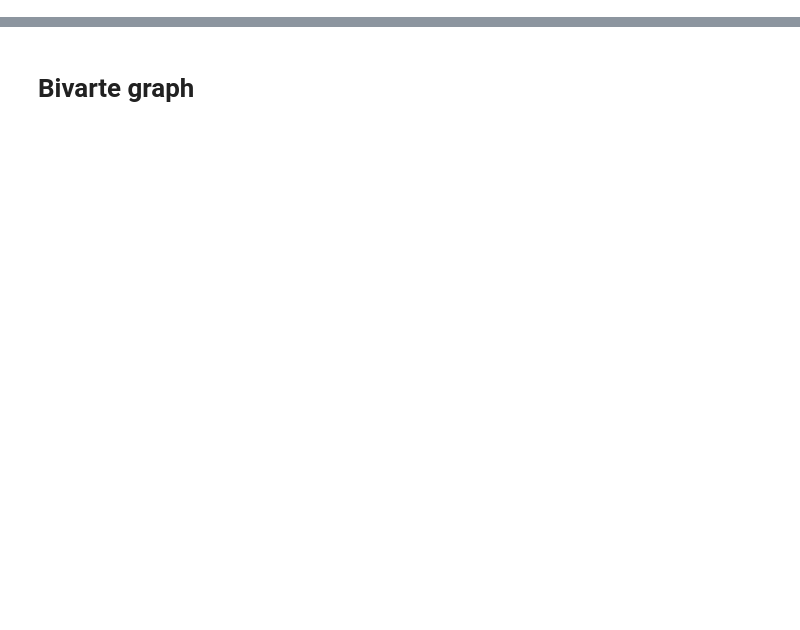
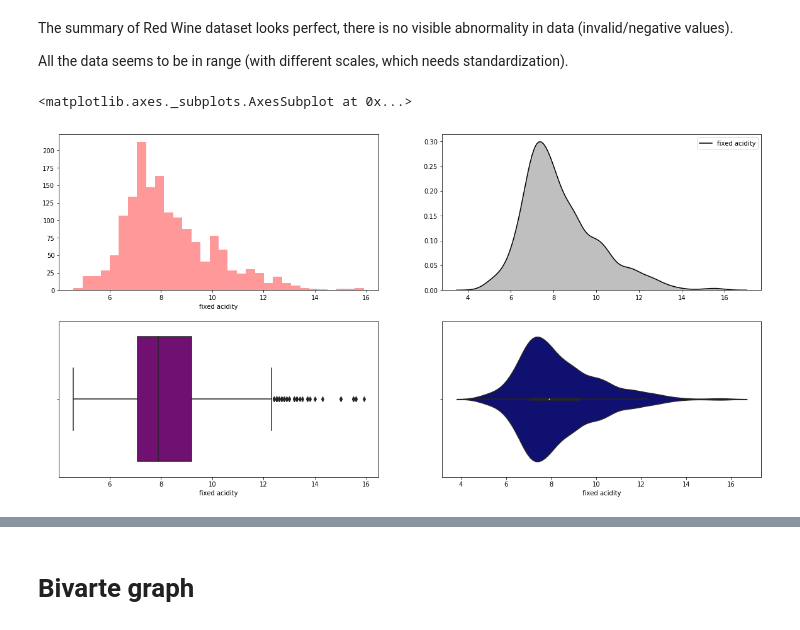
Before and after one commit to sohan0201/Assignment1, a Jupyter notebook: Assignment 7.ipynb, the cells around one changed output, grey strips where cells are left out. Cells and saved outputs as stored; diff of their text form; code cells hidden in the pictures; blank space fills up the shorter version.

```diff
--- a/Assignment 7.ipynb
+++ b/Assignment 7.ipynb
@@ -409,0 +187,17 @@ sns.countplot(wines.quality,color='black')
+# %% [markdown]
+The summary of Red Wine dataset looks perfect, there is no visible abnormality in data (invalid/negative values).
+
+All the data seems to be in range (with different scales, which needs standardization).
+# %%
+plt.figure(figsize=(20,10))
+plt.subplot(2,2,1)
+sns.distplot(red['fixed acidity'],kde=False,color='red')
+plt.subplot(2,2,2)
+sns.kdeplot(red['fixed acidity'],shade=True,color='black')
+plt.subplot(2,2,3)
+sns.boxplot(red['fixed acidity'],color='purple')
+plt.subplot(2,2,4)
+sns.violinplot(red['fixed acidity'],color='navy')
+# %% [output]
+<matplotlib.axes._subplots.AxesSubplot at 0x...>
+[figure, added]
```
Also changed, not shown: parts of 111 cells of this notebook.
